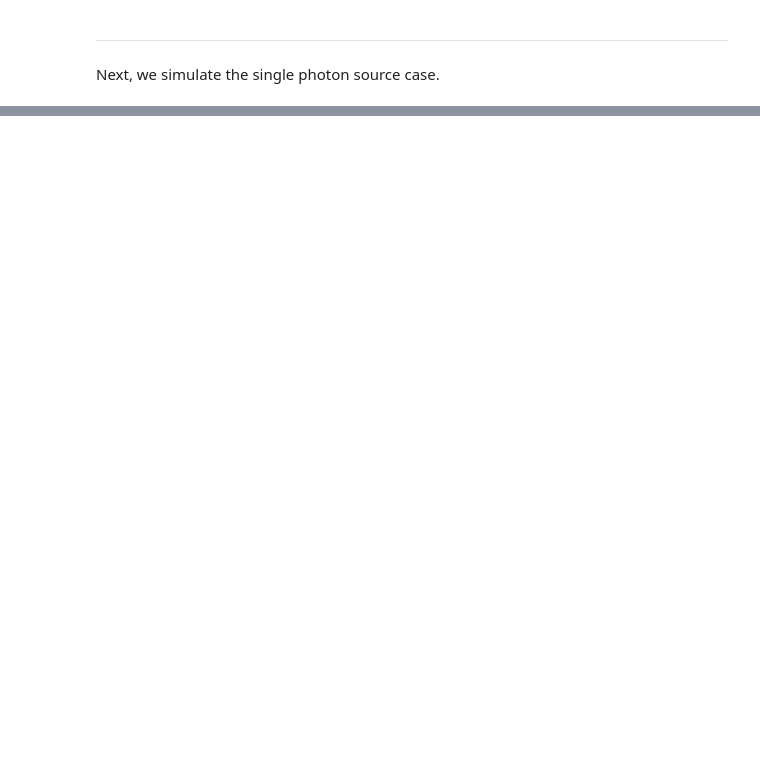
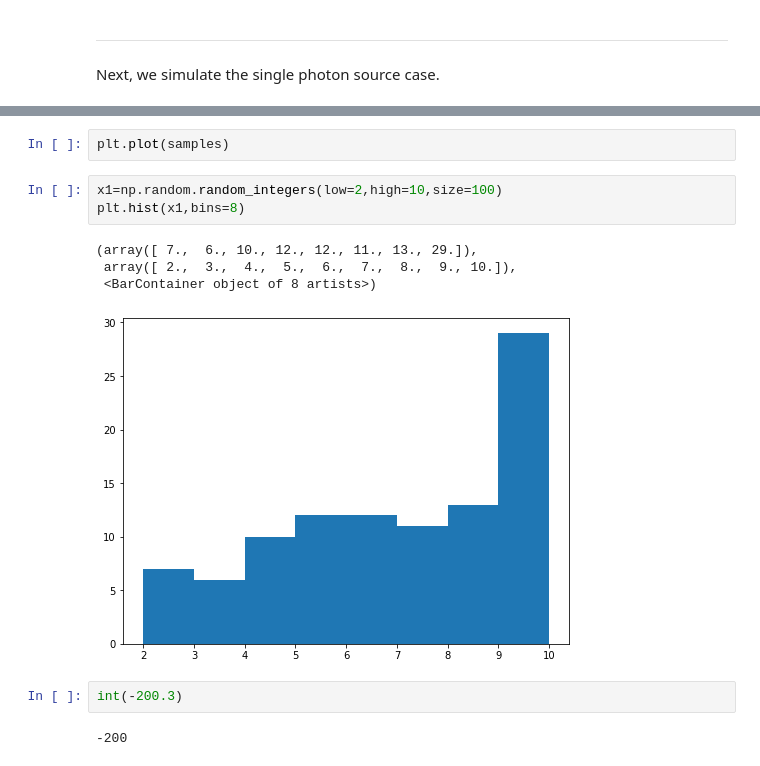
Before and after one commit to ubsuny/g2-coral, a Jupyter notebook: mc_simulation/simu_tfd.ipynb, the cells around one changed output, grey strips where cells are left out. Drawn from its saved outputs; the diff is of its cells as text; blank space fills up the shorter version.

```diff
--- a/mc_simulation/simu_tfd.ipynb
+++ b/mc_simulation/simu_tfd.ipynb
@@ -100,3 +68,17 @@ plt.plot(x,-dist.prob(x)/dist.prob(0)+1)
+# %%
+plt.plot(samples)
+# %%
+x1=np.random.random_integers(low=2,high=10,size=100)
+plt.hist(x1,bins=8)
+# %% [output]
+(array([ 7.,  6., 10., 12., 12., 11., 13., 29.]),
+ array([ 2.,  3.,  4.,  5.,  6.,  7.,  8.,  9., 10.]),
+ <BarContainer object of 8 artists>)
+[figure, added]
+# %%
+int(-200.3)
+# %% [output]
+-200
 # %%
 import tensorflow_probability as tfp
 tfd = tfp.distributions
```
Also changed, not shown: parts of 12 cells of this notebook.
